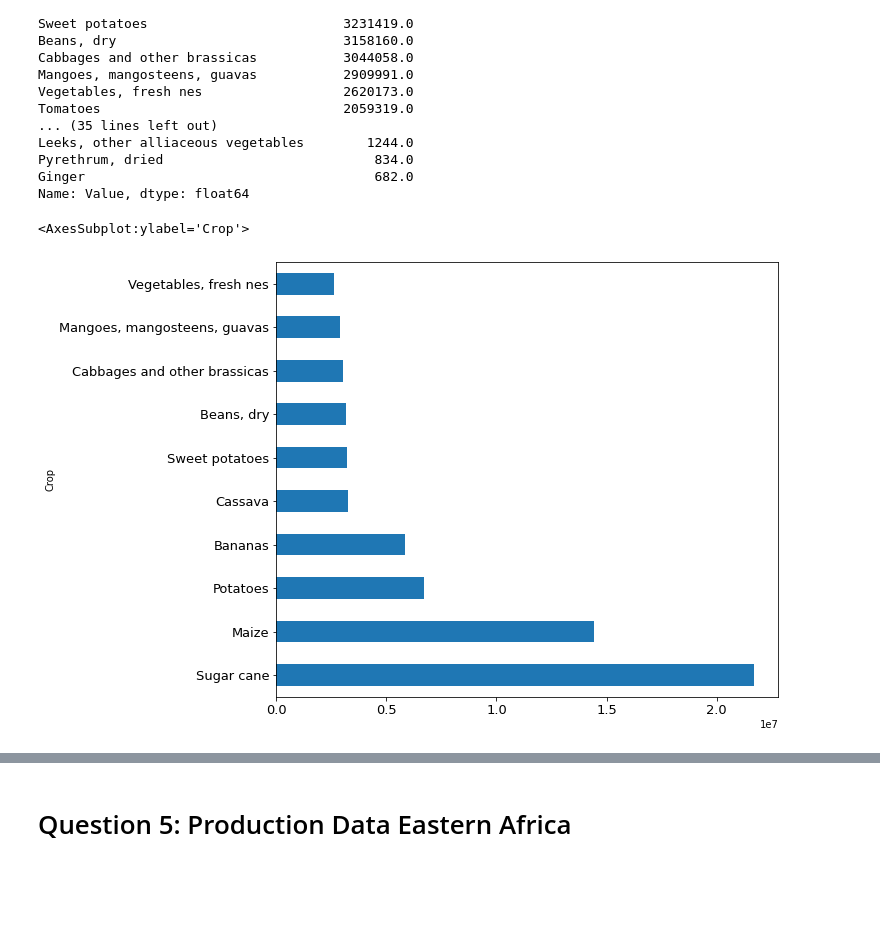
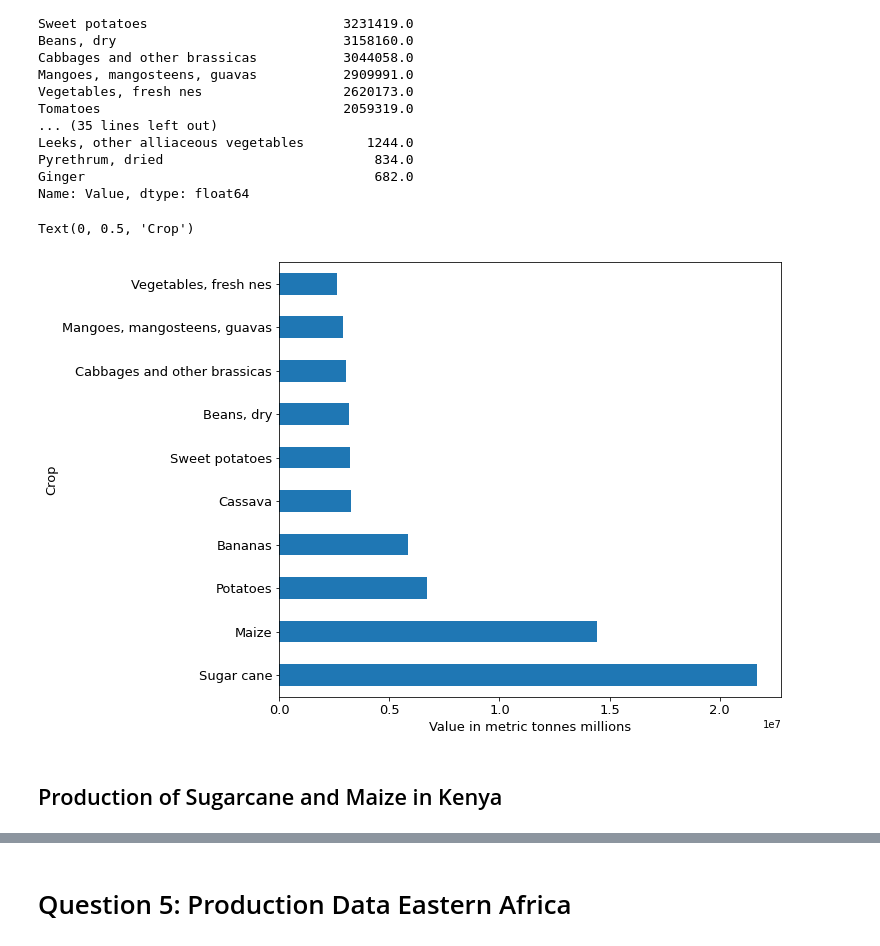
Before and after one commit to MuchereShawn/Jenga_Final_Project, a Jupyter notebook: Final_Project.ipynb, the cells around one changed output, grey strips where cells are left out. Cells and saved outputs as stored; diff of their text form; code cells hidden in the pictures; blank space fills up the shorter version.

```diff
--- a/Final_Project.ipynb
+++ b/Final_Project.ipynb
@@ -134,7 +135,11 @@ Ginger                                     682.0
 Name: Value, dtype: float64
 # %%
 Per_Area["Kenya"].sort_values(ascending=False).head(10).plot.barh(figsize = (9,8) ,fontsize=13)
+plt.xlabel("Value in metric tonnes millions",fontsize=13)
+plt.ylabel("Crop",fontsize=13)
 ##This is a graphical representtion of the data.
 # %% [output]
-<AxesSubplot:ylabel='Crop'>
+Text(0, 0.5, 'Crop')
-[figure, old version]
+[figure, new version]
+# %% [markdown]
+## Production of Sugarcane and Maize in Kenya
```
Also changed, not shown: parts of 9 cells of this notebook.
